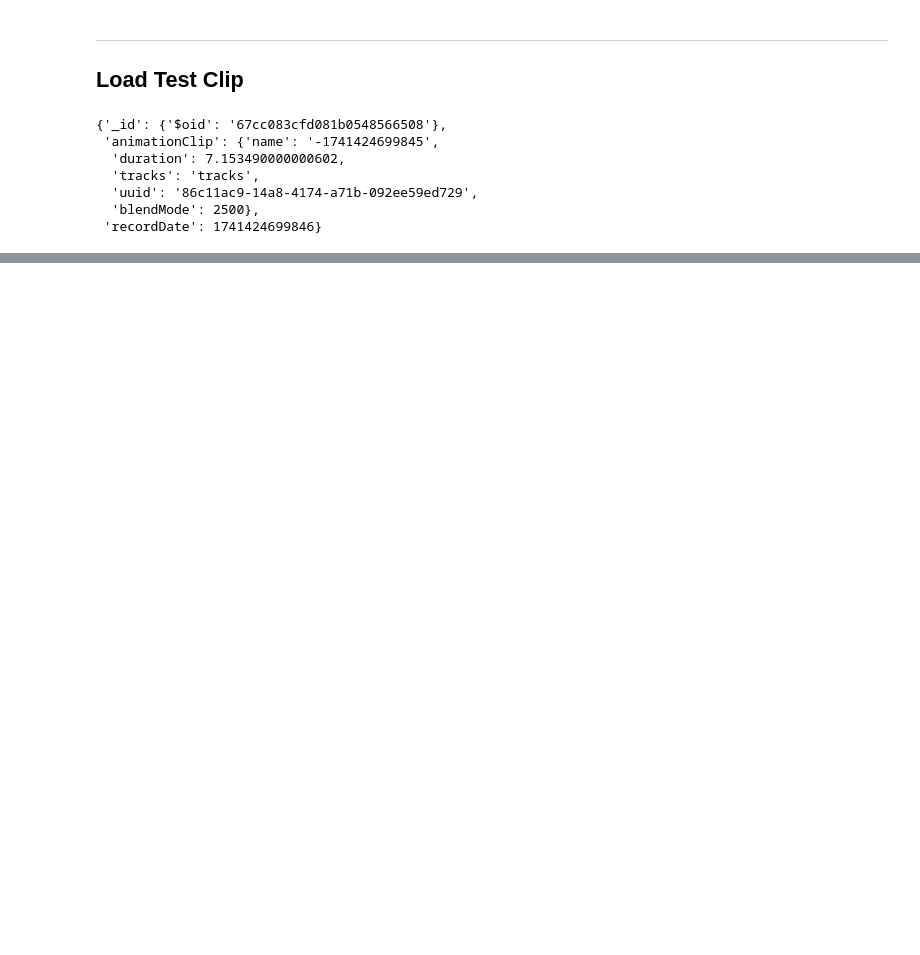
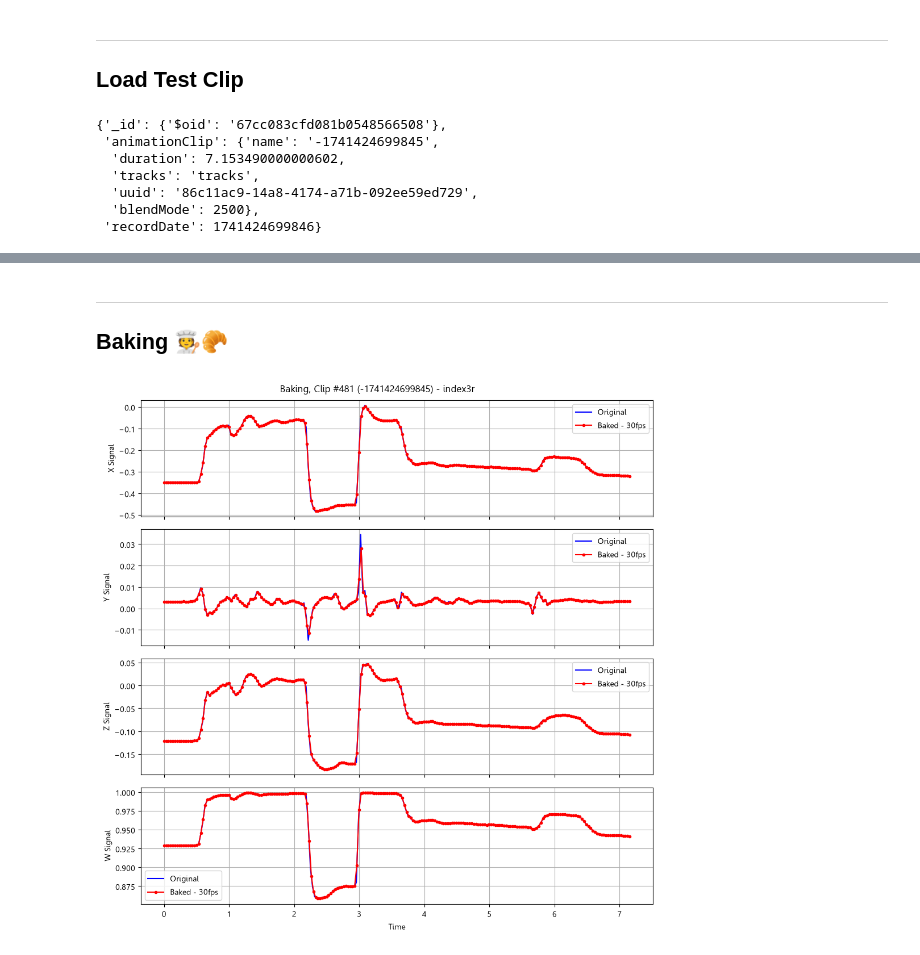
Before and after one commit to NEWisREAL1/JustSigns-MoCap-Compression-Prototype, a Jupyter notebook: notebooks/04_Quaternions_Compression.ipynb, the cells around one changed output, grey strips where cells are left out. Cells and saved outputs as stored; diff of their text form; code cells hidden in the pictures; blank space fills up the shorter version.

```diff
--- a/notebooks/04_Quaternions_Compression.ipynb
+++ b/notebooks/04_Quaternions_Compression.ipynb
@@ -111,0 +188,22 @@ plt.show()
+# %%
+# check for unique groups of times
+
+uniques_times = []
+
+for track in quater_tracks:
+    dup = False
+
+    for i, data in enumerate(uniques_times):
+        if track["times"] == data["times"]:
+            dup = True
+            break
+
+    if dup:
+        uniques_times[i]["names"].append(track["name"])
+    else:
+        uniques_times.append(dict(times=track["times"], names=[track["name"]]))
+
+
+print(f"{len(uniques_times)} uniques times array from {len(quater_tracks)} tracks:\n")
+for i, data in enumerate(uniques_times):
+    print(f"{i:<5} len = {len(data["times"]):<6} ends_at = {data["times"][-1]:<14.8f} members = {data["names"]}")
@@ -111,0 +252,23 @@ plt.show()
+# %% [markdown]
+---
+## Baking 🧑‍🍳🥐
+# %%
+# test baking
+
+baker_30fps = TrackBaker(lerp_type="slerp", fps=30, duration=original_clip["animationClip"]["duration"])
+baked_tracks_30fps = [baker_30fps.process(track) for track in quater_tracks]
+# %%
+# visualize result from the cell above
+
+show_track_orig = quater_tracks[get_joint_idx(quater_tracks, "index3r")]
+show_track_bake = baked_tracks_30fps[get_joint_idx(baked_tracks_30fps, "index3r")]
+
+plot_quat_signals(dict(
+    data = [
+        dict(times=show_track_orig["times"], values=show_track_orig["values"], label="Original", fmt="b-"),
+        dict(times=show_track_bake["times"], values=show_track_bake["values"], label="Baked - 30fps", fmt=".r-"),
+        ],
+    title=f"Baking, Clip #{CLIP_IDX} ({original_clip["animationClip"]["name"]}) - index3r",
+))
+# %% [output]
+[figure, added]
```
Also changed, not shown: parts of 57 cells of this notebook, 25 other files.
